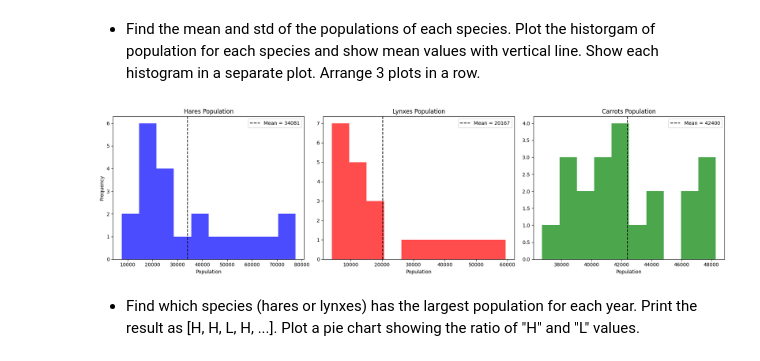
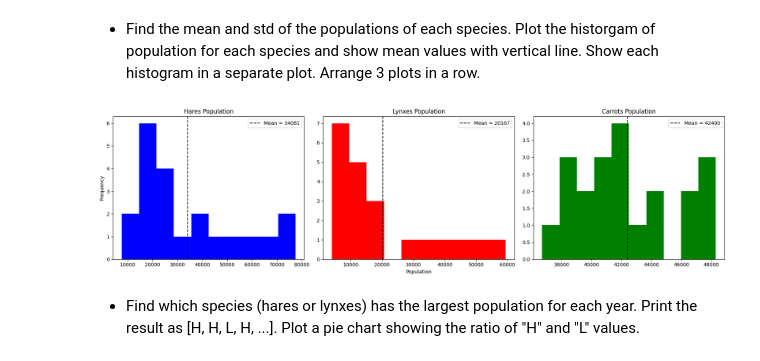
Before and after one commit to n1ks0N/DZ-GromiakovNV-StatPrak, a Jupyter notebook: 2_numpy+matplotlib.ipynb, the cells around one changed output. Drawn from its saved outputs; the diff is of its cells as text; code cells hidden in the pictures.

```diff
--- a/2_numpy+matplotlib.ipynb
+++ b/2_numpy+matplotlib.ipynb
@@ -658,4 +2,0 @@ To draw a scatter plot, simply provide the x and y coordinates of the points.
-# %%
-x, y = np.random.rand(2, 100)
-plt.scatter(x, y)
-plt.show()
@@ -666,5 +2,0 @@ You may also optionally provide the scale of each point.
-# %%
-x, y, scale = np.random.rand(3, 100)
-scale = 500 * scale ** 5
-plt.scatter(x, y, s=scale)
-plt.show()
@@ -675,10 +2,0 @@ And as usual there are a number of other attributes you can set, such as the fil
-# %%
-for color in ['red', 'green', 'blue']:
-    n = 100
-    x, y = np.random.rand(2, n)
-    scale = 500.0 * np.random.rand(n) ** 5
-    plt.scatter(x, y, s=scale, c=color, alpha=0.3, edgecolors='blue')
-
-plt.grid(True)
-
-plt.show()
@@ -739,5 +2,0 @@ First, we define the function and sample it evenly between 0 and 10 at 200 point
-# %%
-f = lambda x: (x-3)*(x-5)*(x-7) + 85
-
-x = np.linspace(0, 10, 200)
-y = f(x)
@@ -962,39 +183,37 @@ import matplotlib.pyplot as plt
 data = np.loadtxt("assets/populations.txt", skiprows=1)
 
 years = data[:, 0]
 hares = data[:, 1]
 lynxes = data[:, 2]
 carrots = data[:, 3]
 
 mean_hares, std_hares = np.mean(hares), np.std(hares)
 mean_lynxes, std_lynxes = np.mean(lynxes), np.std(lynxes)
 mean_carrots, std_carrots = np.mean(carrots), np.std(carrots)
 
 fig, axes = plt.subplots(1, 3, figsize=(18, 5))
 
-axes[0].hist(hares, bins=10, color='blue', alpha=0.7)
+axes[0].hist(hares, bins=10, color='blue')
 axes[0].axvline(mean_hares, color='black', linestyle='dashed', linewidth=1.5, label=f'Mean = {mean_hares:.0f}')
 axes[0].set_title('Hares Population')
-axes[0].set_xlabel('Population')
 axes[0].set_ylabel('Frequency')
 axes[0].legend()
 
-axes[1].hist(lynxes, bins=10, color='red', alpha=0.7)
+axes[1].hist(lynxes, bins=10, color='red')
 axes[1].axvline(mean_lynxes, color='black', linestyle='dashed', linewidth=1.5, label=f'Mean = {mean_lynxes:.0f}')
 axes[1].set_title('Lynxes Population')
 axes[1].set_xlabel('Population')
 axes[1].legend()
 
-axes[2].hist(carrots, bins=10, color='green', alpha=0.7)
+axes[2].hist(carrots, bins=10, color='green')
 axes[2].axvline(mean_carrots, color='black', linestyle='dashed', linewidth=1.5, label=f'Mean = {mean_carrots:.0f}')
 axes[2].set_title('Carrots Population')
-axes[2].set_xlabel('Population')
 axes[2].legend()
 
 plt.tight_layout()
 plt.show()
 # %% [output]
-[figure, old version]
+[figure, new version]
 # %% [markdown]
 - Find which species (hares or lynxes) has the largest population for each year. Print the result as [H, H, L, H, ...]. Plot a pie chart showing the ratio of "H" and "L" values.
 # %%
```
Also changed, not shown: parts of 126 cells of this notebook.
